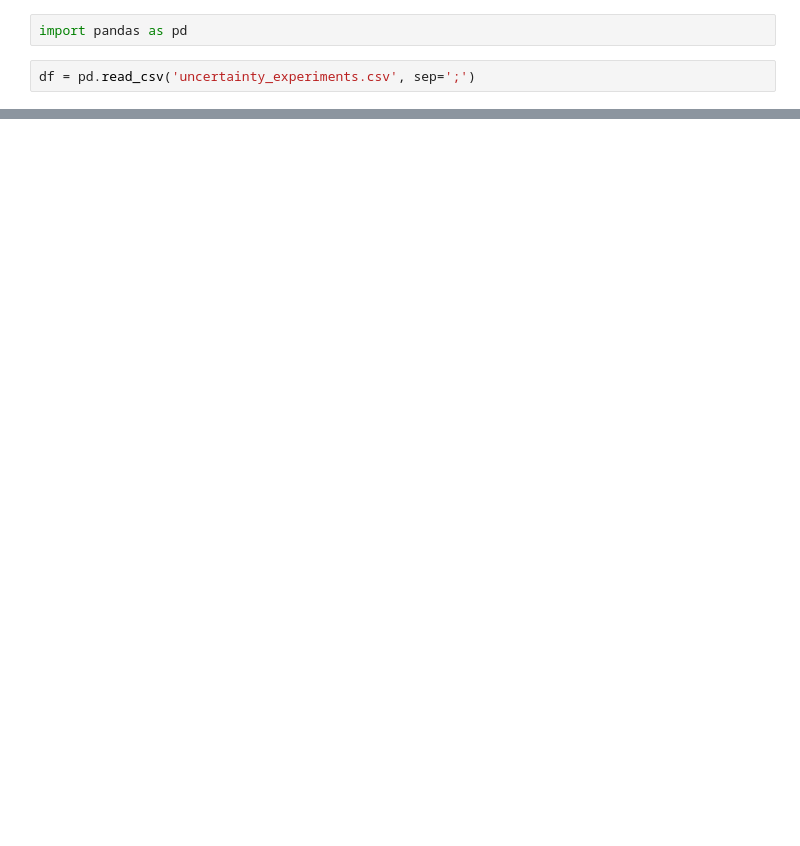
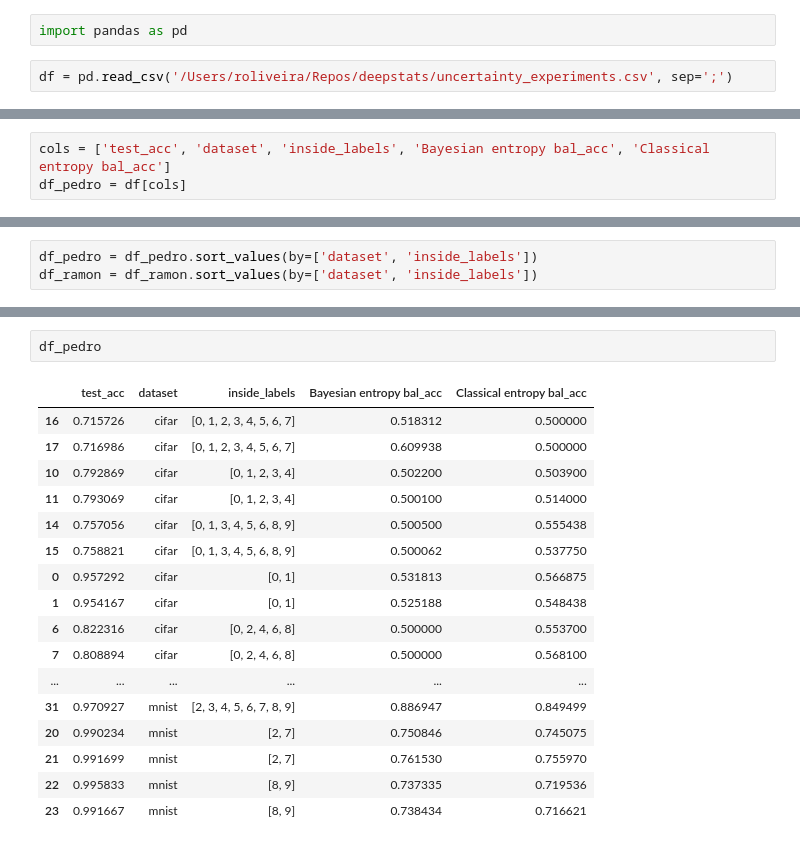
Before and after one commit to ramon-oliveira/deepstats, a Jupyter notebook: results.ipynb, the cells around one changed output, grey strips where cells are left out. Saved outputs shown, nothing was run; the diff lists cells and outputs as text; blank space fills up the shorter version.

```diff
--- a/results.ipynb
+++ b/results.ipynb
@@ -1,4 +1,4 @@
 # %%
 import pandas as pd
 # %%
-df = pd.read_csv('uncertainty_experiments.csv', sep=';')
+df = pd.read_csv('/Users/roliveira/Repos/deepstats/uncertainty_experiments.csv', sep=';')
@@ -24,0 +8,3 @@ df
+# %%
+cols = ['test_acc', 'dataset', 'inside_labels', 'Bayesian entropy bal_acc', 'Classical entropy bal_acc']
+df_pedro = df[cols]
@@ -24,0 +14,3 @@ df
+# %%
+df_pedro = df_pedro.sort_values(by=['dataset', 'inside_labels'])
+df_ramon = df_ramon.sort_values(by=['dataset', 'inside_labels'])
@@ -24,0 +37,20 @@ df
+# %%
+df_pedro
+# %% [output]
+|  | test_acc | dataset | inside_labels | Bayesian entropy bal_acc | Classical entropy bal_acc |
+| 16 | 0.715726 | cifar | [0, 1, 2, 3, 4, 5, 6, 7] | 0.518312 | 0.500000 |
+| 17 | 0.716986 | cifar | [0, 1, 2, 3, 4, 5, 6, 7] | 0.609938 | 0.500000 |
+| 10 | 0.792869 | cifar | [0, 1, 2, 3, 4] | 0.502200 | 0.503900 |
+| 11 | 0.793069 | cifar | [0, 1, 2, 3, 4] | 0.500100 | 0.514000 |
+| 14 | 0.757056 | cifar | [0, 1, 3, 4, 5, 6, 8, 9] | 0.500500 | 0.555438 |
+| 15 | 0.758821 | cifar | [0, 1, 3, 4, 5, 6, 8, 9] | 0.500062 | 0.537750 |
+| 0 | 0.957292 | cifar | [0, 1] | 0.531813 | 0.566875 |
+| 1 | 0.954167 | cifar | [0, 1] | 0.525188 | 0.548438 |
+| 6 | 0.822316 | cifar | [0, 2, 4, 6, 8] | 0.500000 | 0.553700 |
+| 7 | 0.808894 | cifar | [0, 2, 4, 6, 8] | 0.500000 | 0.568100 |
+| ... | ... | ... | ... | ... | ... |
+| 31 | 0.970927 | mnist | [2, 3, 4, 5, 6, 7, 8, 9] | 0.886947 | 0.849499 |
+| 20 | 0.990234 | mnist | [2, 7] | 0.750846 | 0.745075 |
+| 21 | 0.991699 | mnist | [2, 7] | 0.761530 | 0.755970 |
+| 22 | 0.995833 | mnist | [8, 9] | 0.737335 | 0.719536 |
+| 23 | 0.991667 | mnist | [8, 9] | 0.738434 | 0.716621 |
```
Also changed, not shown: parts of 12 cells of this notebook, 3 other files.
